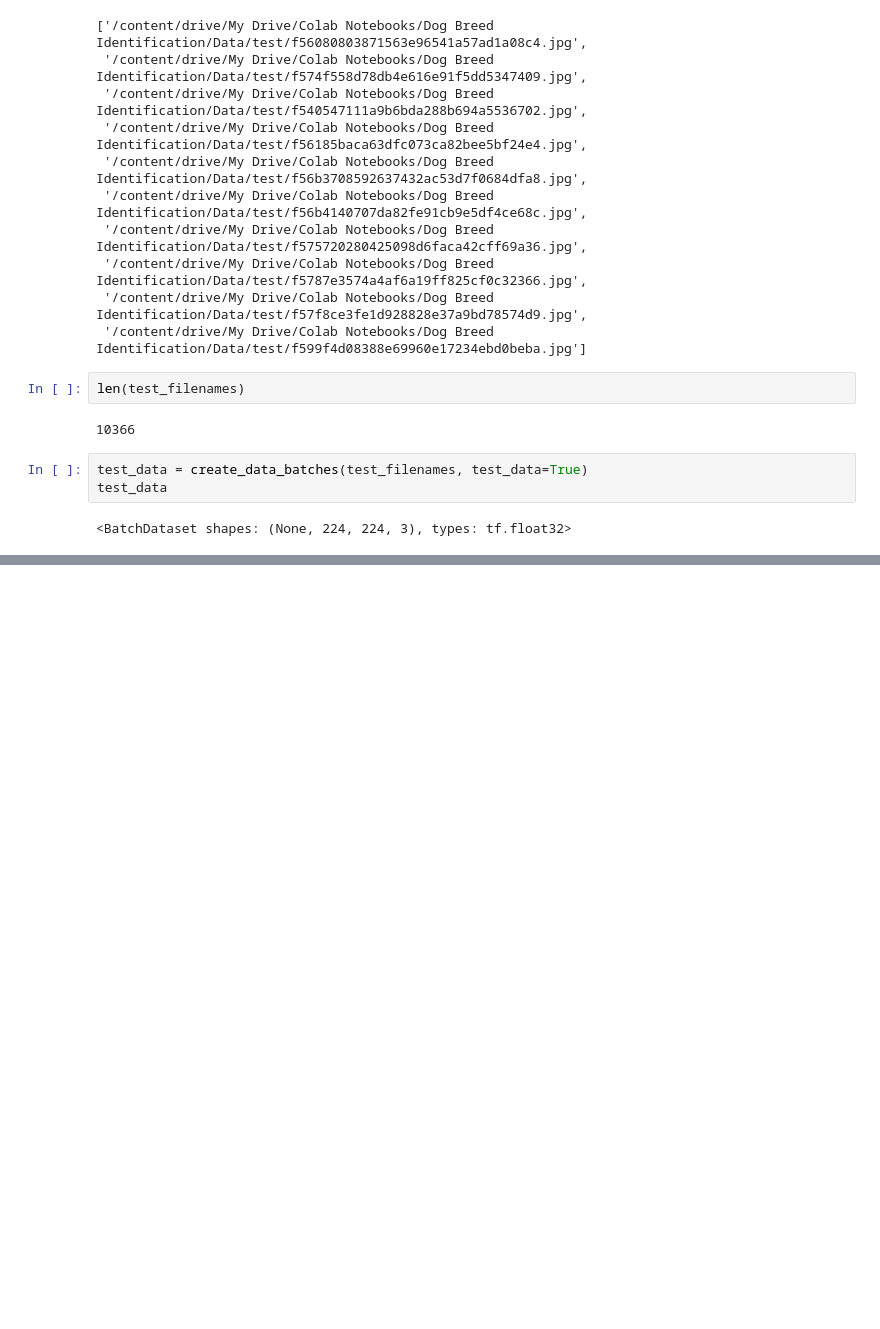
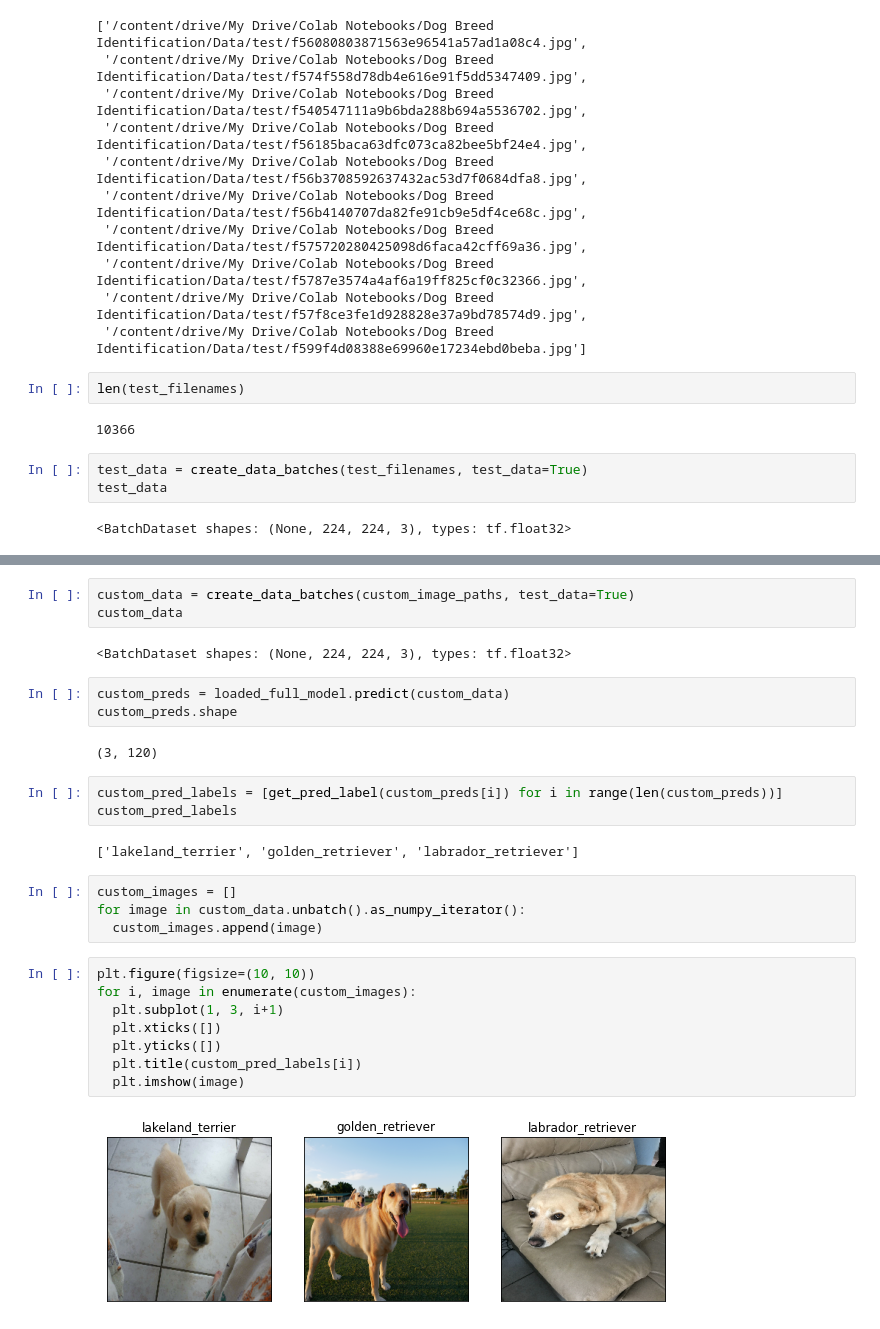
Before and after one commit to Norman518/Data-Science, a Jupyter notebook: Colab/Dog Breed Identification/Dog_Breed_Identification.ipynb, the cells around one changed output, grey strips where cells are left out. Cells and saved outputs as stored; diff of their text form; blank space fills up the shorter version.

Commit message:
finished model

```diff
--- a/Colab/Dog Breed Identification/Dog_Breed_Identification.ipynb
+++ b/Colab/Dog Breed Identification/Dog_Breed_Identification.ipynb
@@ -423,0 +397,29 @@ test_predictions.shape
+# %%
+custom_data = create_data_batches(custom_image_paths, test_data=True)
+custom_data
+# %% [output]
+<BatchDataset shapes: (None, 224, 224, 3), types: tf.float32>
+# %%
+custom_preds = loaded_full_model.predict(custom_data)
+custom_preds.shape
+# %% [output]
+(3, 120)
+# %%
+custom_pred_labels = [get_pred_label(custom_preds[i]) for i in range(len(custom_preds))]
+custom_pred_labels
+# %% [output]
+['lakeland_terrier', 'golden_retriever', 'labrador_retriever']
+# %%
+custom_images = []
+for image in custom_data.unbatch().as_numpy_iterator():
+  custom_images.append(image)
+# %%
+plt.figure(figsize=(10, 10))
+for i, image in enumerate(custom_images):
+  plt.subplot(1, 3, i+1)
+  plt.xticks([])
+  plt.yticks([])
+  plt.title(custom_pred_labels[i])
+  plt.imshow(image)
+# %% [output]
+[figure, added]
```
Also changed, not shown: parts of 30 cells of this notebook, 10 other files.
